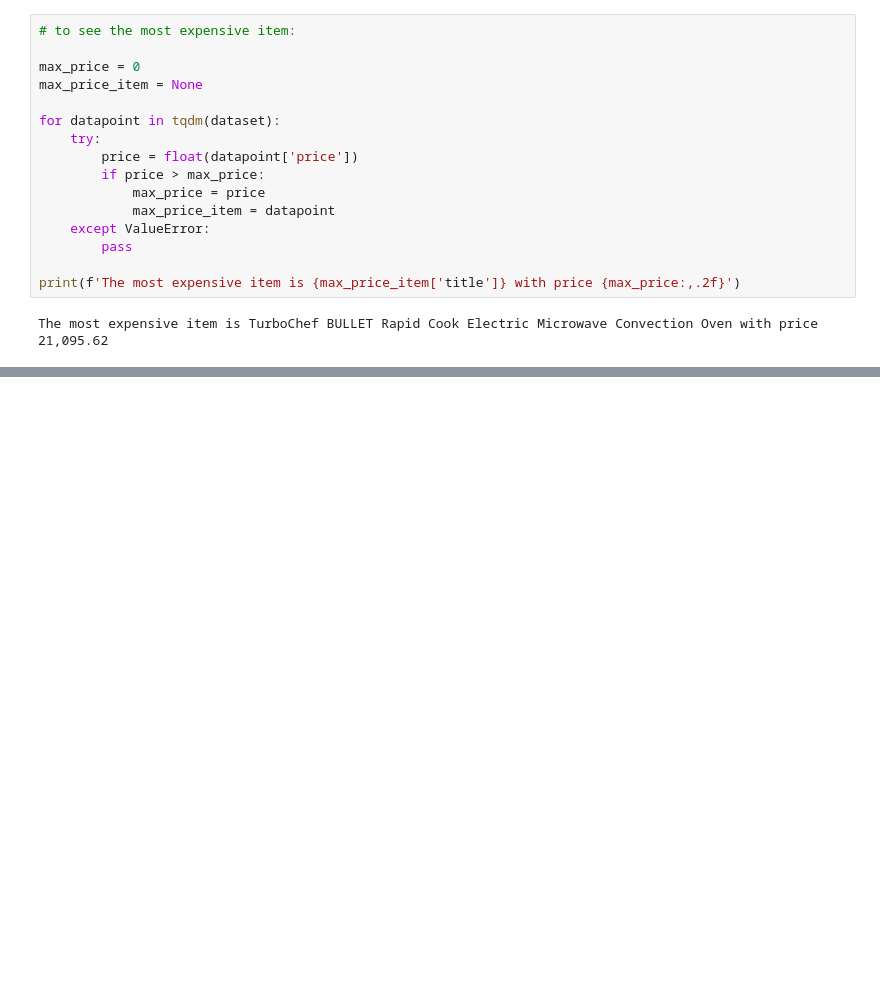
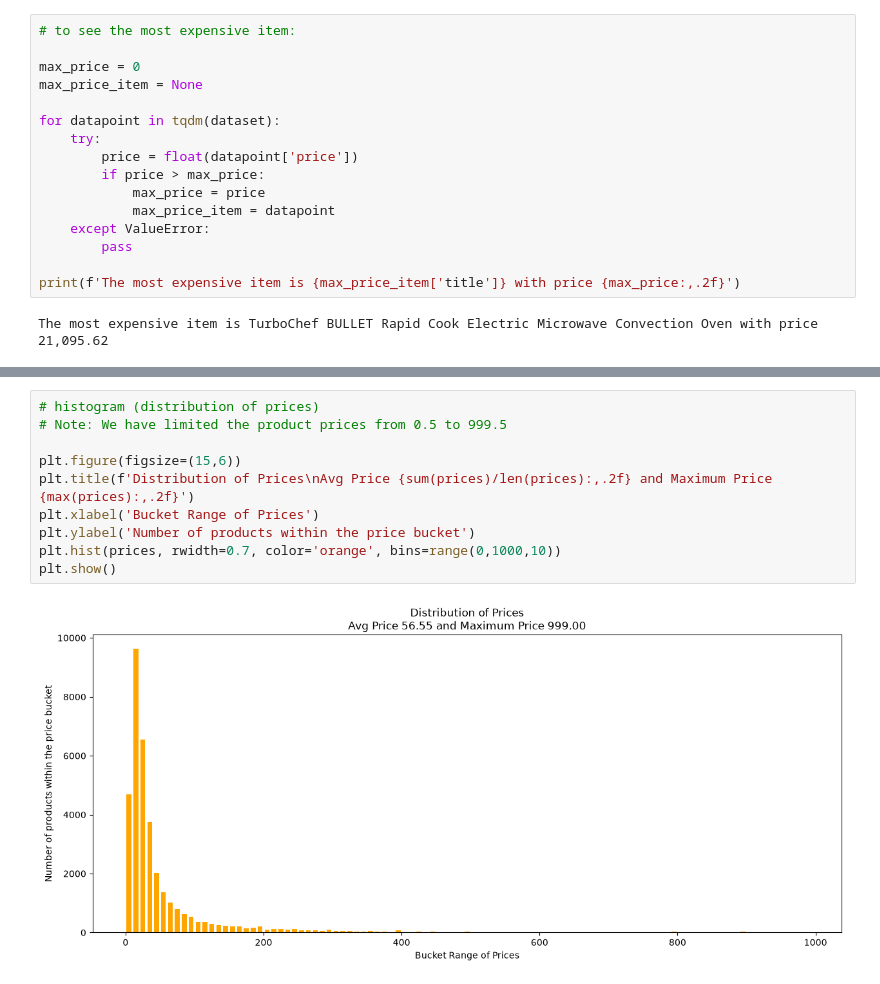
Before and after one commit to doralalam/llm-engineering, a Jupyter notebook: 006_week/day_1/051_data_curation.ipynb, the cells around one changed output, grey strips where cells are left out. Cells and saved outputs as stored; diff of their text form; blank space fills up the shorter version.

```diff
--- a/006_week/day_1/051_data_curation.ipynb
+++ b/006_week/day_1/051_data_curation.ipynb
@@ -118,0 +178,12 @@ The most expensive item is TurboChef BULLET Rapid Cook Electric Microwave Convec
+# %%
+# histogram (distribution of prices)
+# Note: We have limited the product prices from 0.5 to 999.5
+
+plt.figure(figsize=(15,6))
+plt.title(f'Distribution of Prices\nAvg Price {sum(prices)/len(prices):,.2f} and Maximum Price {max(prices):,.2f}')
+plt.xlabel('Bucket Range of Prices')
+plt.ylabel('Number of products within the price bucket')
+plt.hist(prices, rwidth=0.7, color='orange', bins=range(0,1000,10))
+plt.show()
+# %% [output]
+[figure, added]
```
Also changed, not shown: parts of 28 cells of this notebook.
